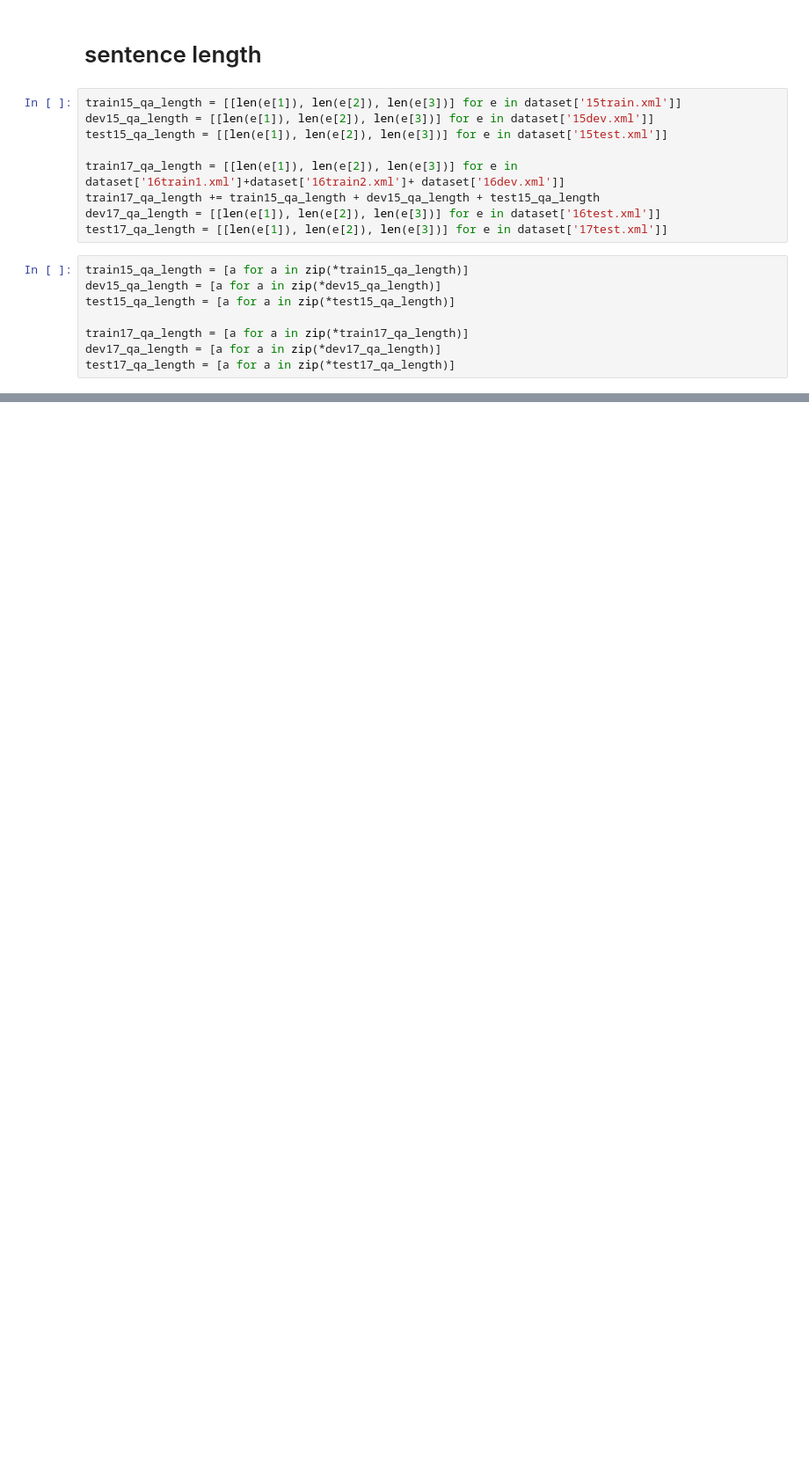
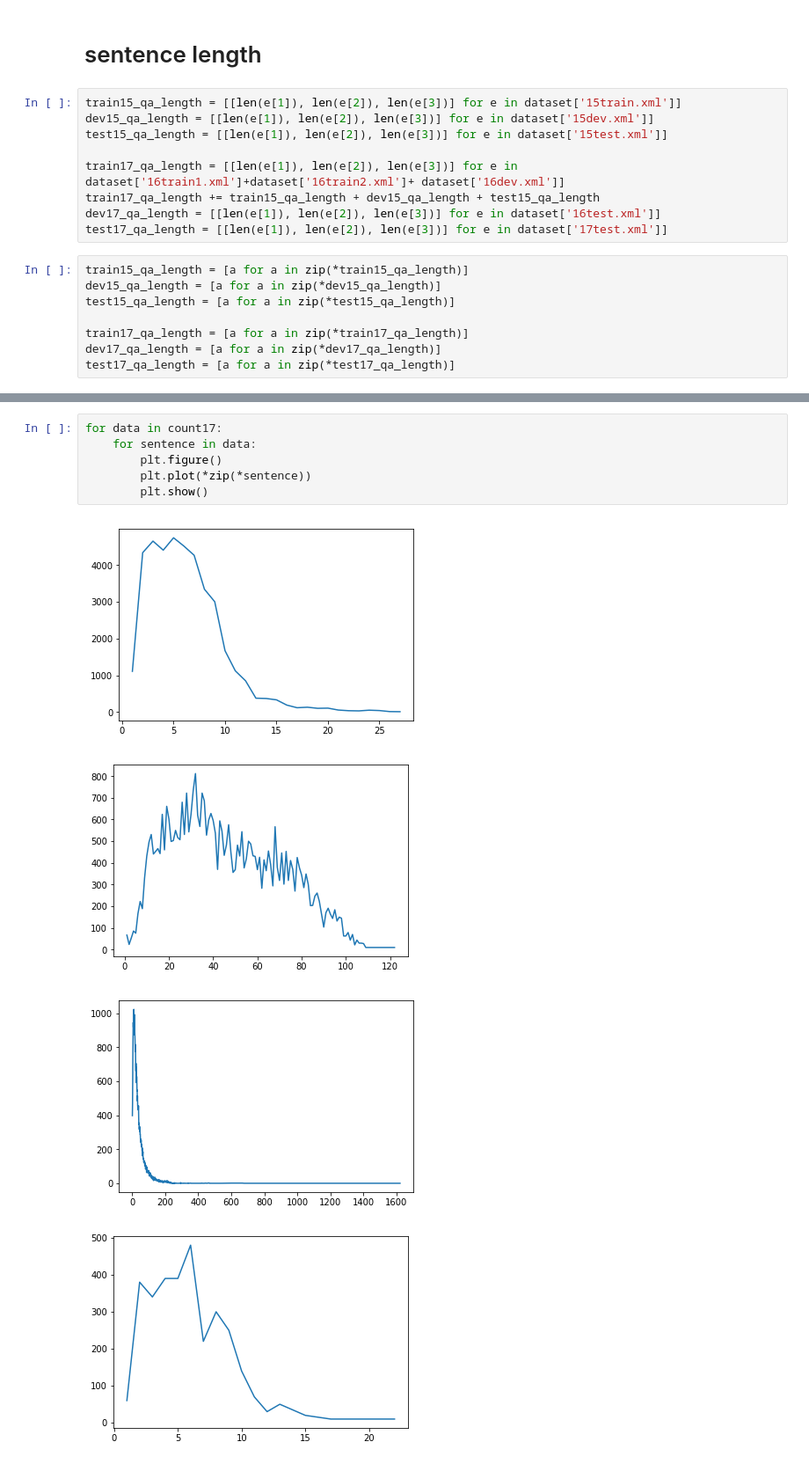
Before and after one commit to ahashisyuu/CQA_TFVersion, a Jupyter notebook: preprocessing/dataStatistic.ipynb, the cells around one changed output, grey strips where cells are left out. Shown: that part at 88% size. Cells and saved outputs as stored; diff of their text form; blank space fills up the shorter version.

```diff
--- a/preprocessing/dataStatistic.ipynb
+++ b/preprocessing/dataStatistic.ipynb
@@ -142,0 +145,11 @@ for data in count15:
+# %%
+for data in count17:
+    for sentence in data:
+        plt.figure()
+        plt.plot(*zip(*sentence))
+        plt.show()
+# %% [output]
+[figure, added]
+[figure, added]
+[figure, added]
+[figure, added]
```
Also changed, not shown: parts of 10 cells of this notebook, 9 other files.
